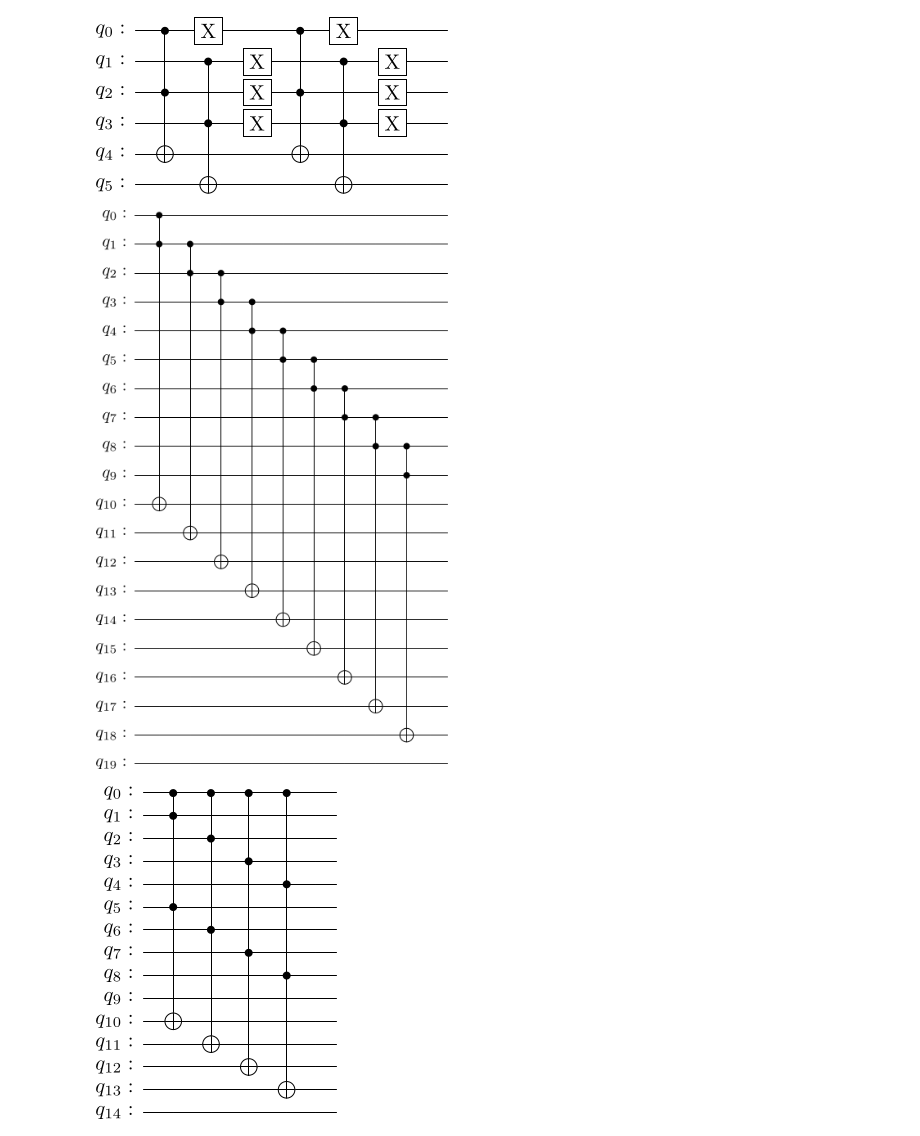
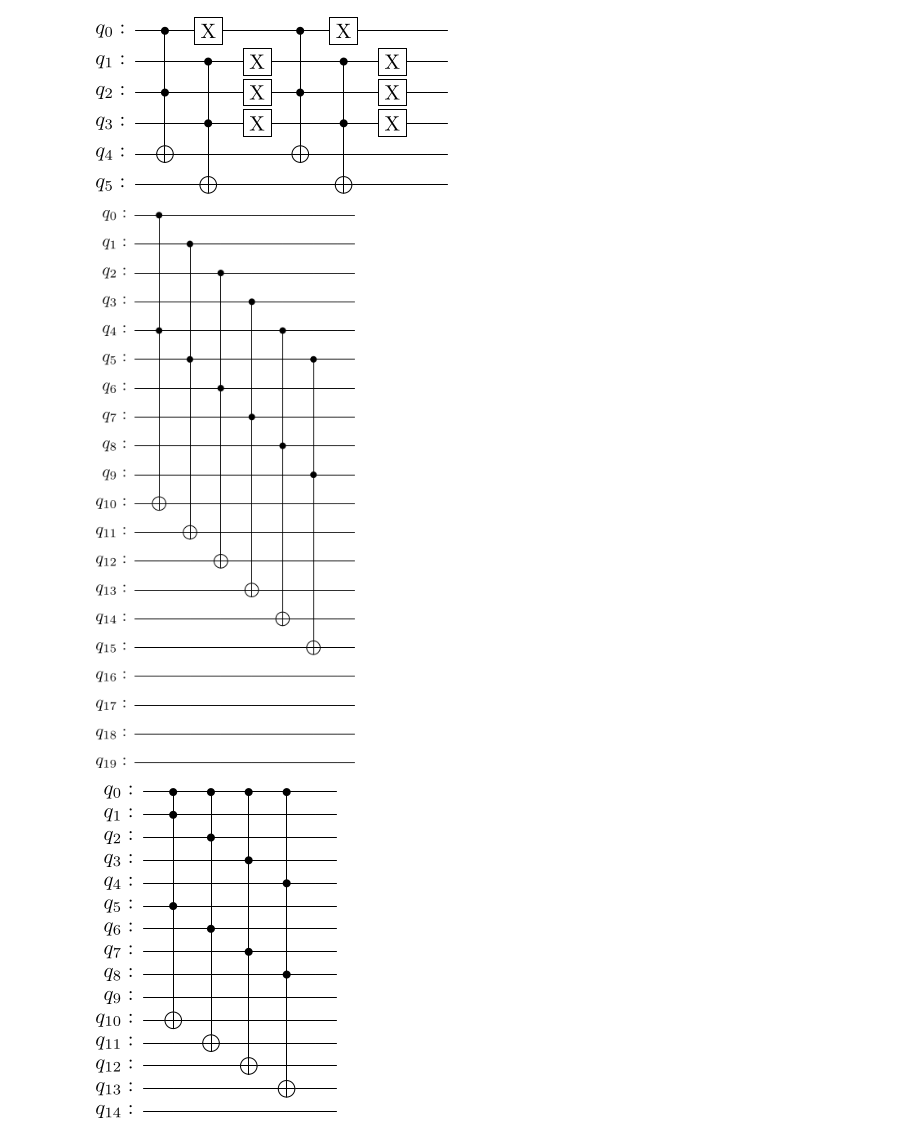
Before and after one commit to BoredDam/quantum-algorithms, a Jupyter notebook: Quantum-LCS/LCS-testing.ipynb, the cells around one changed output. Saved outputs shown, nothing was run; the diff lists cells and outputs as text; code cells hidden in the pictures.

```diff
--- a/Quantum-LCS/LCS-testing.ipynb
+++ b/Quantum-LCS/LCS-testing.ipynb
@@ -164,25 +164,25 @@ qc.draw('latex')
 # %%
 def extension_operator(n: int, i: int):
     '''
     page 12 of the paper
     '''
     shift = 2 ** (i - 1)
 
     qin = QuantumRegister(n, 'in')
     qout = QuantumRegister(n, 'out')
     qc = QuantumCircuit(qin, qout)
 
     for j in range(n - shift):
         qc.ccx(qin[j], qin[j + shift], qout[j])
 
-    return qc.to_gate(label=f'EXT_{i}')
+    return qc#.to_gate(label=f'EXT_{i}')
 
 
 qc = QuantumCircuit(20)
-qc = qc.compose(extension_operator(10,1)).decompose()
+qc = qc.compose(extension_operator(10,3))#.decompose()
 qc.draw('latex')
 # %% [output]
-[figure, old version]
+[figure, new version]
 # %%
 def contr_bitwise_and_operator(n: int):
     '''
```
Also changed, not shown: parts of 9 cells of this notebook.
